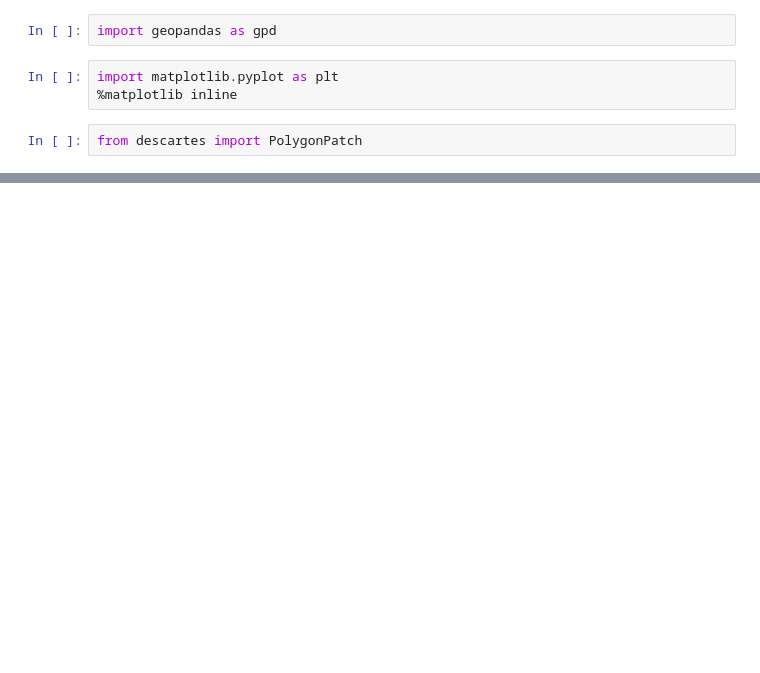
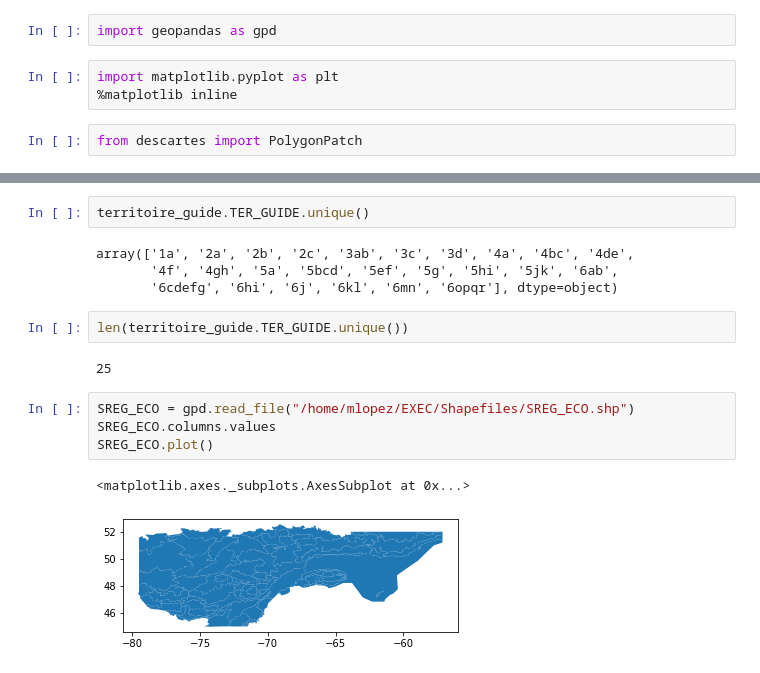
Before and after one commit to marinalopez2110/FistTemplateClimPort, a Jupyter notebook: Load shapefiles with Geopandas.ipynb, the cells around one changed output, grey strips where cells are left out. Drawn from its saved outputs; the diff is of its cells as text; blank space fills up the shorter version.

```diff
--- a/Load shapefiles with Geopandas.ipynb
+++ b/Load shapefiles with Geopandas.ipynb
@@ -35,0 +71,17 @@ df.plot()
+# %%
+territoire_guide.TER_GUIDE.unique()
+# %% [output]
+array(['1a', '2a', '2b', '2c', '3ab', '3c', '3d', '4a', '4bc', '4de',
+       '4f', '4gh', '5a', '5bcd', '5ef', '5g', '5hi', '5jk', '6ab',
+       '6cdefg', '6hi', '6j', '6kl', '6mn', '6opqr'], dtype=object)
+# %%
+len(territoire_guide.TER_GUIDE.unique())
+# %% [output]
+25
+# %%
+SREG_ECO = gpd.read_file("/home/mlopez/EXEC/Shapefiles/SREG_ECO.shp")
+SREG_ECO.columns.values
+SREG_ECO.plot()
+# %% [output]
+<matplotlib.axes._subplots.AxesSubplot at 0x...>
+[figure, added]
```
Also changed, not shown: parts of 35 cells of this notebook, 3 other files.
